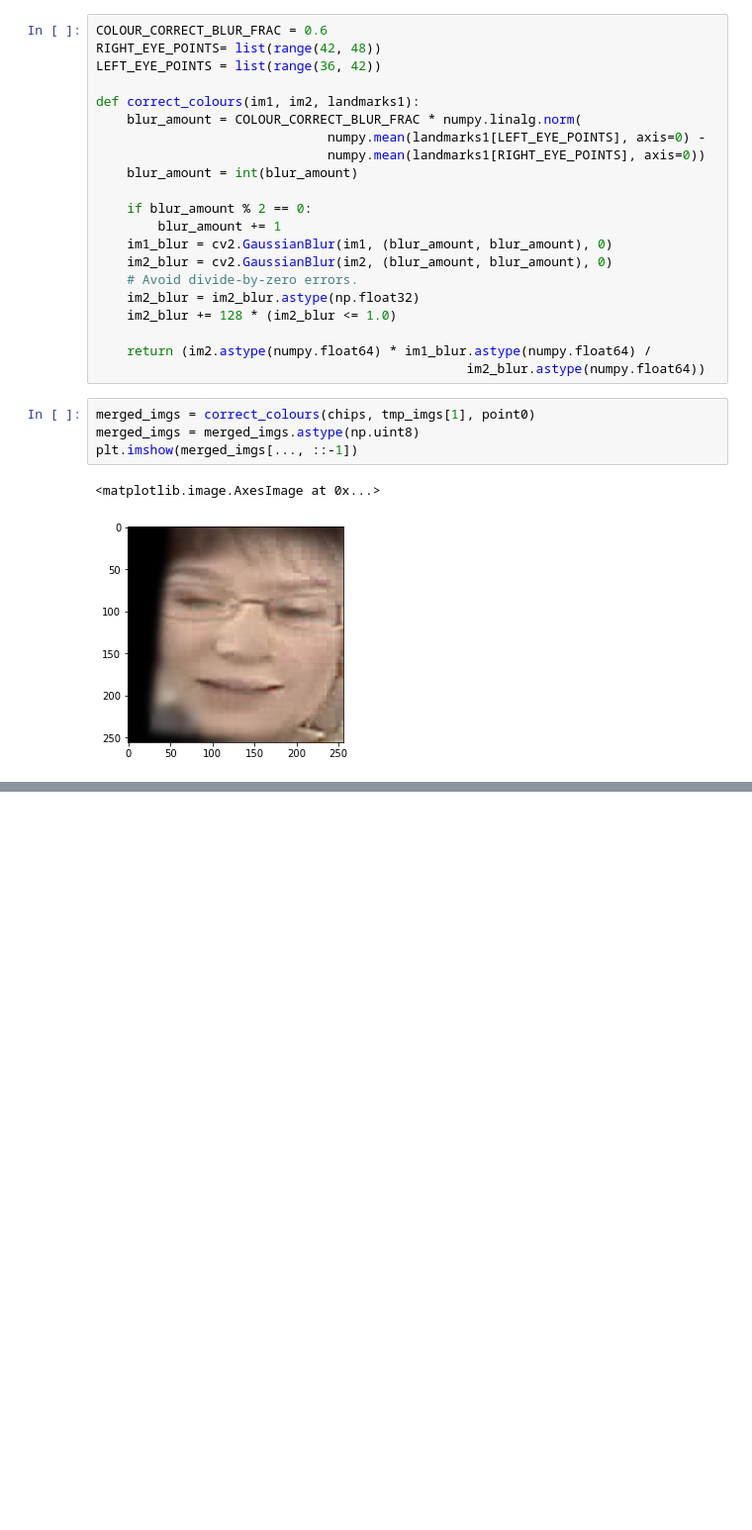
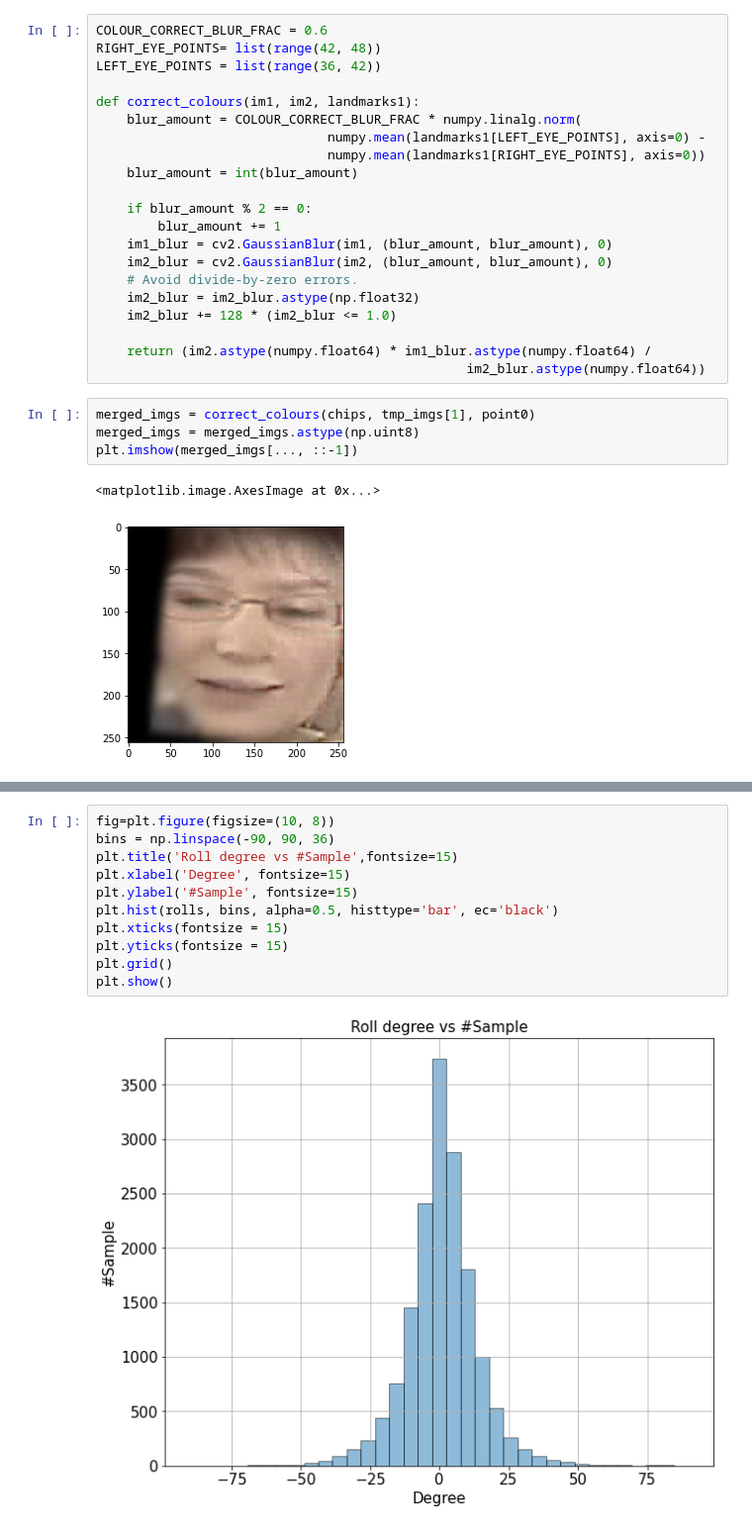
Before and after one commit to a0910257137/behaviornet, a Jupyter notebook: analyzer/procrustes.ipynb, the cells around one changed output, grey strips where cells are left out. Shown at 99% size. Drawn from its saved outputs; the diff is of its cells as text; blank space fills up the shorter version.

```diff
--- a/analyzer/procrustes.ipynb
+++ b/analyzer/procrustes.ipynb
@@ -327,0 +500,13 @@ No handles with labels found to put in legend.
+# %%
+fig=plt.figure(figsize=(10, 8))
+bins = np.linspace(-90, 90, 36)
+plt.title('Roll degree vs #Sample',fontsize=15)
+plt.xlabel('Degree', fontsize=15)
+plt.ylabel('#Sample', fontsize=15)
+plt.hist(rolls, bins, alpha=0.5, histtype='bar', ec='black')
+plt.xticks(fontsize = 15)
+plt.yticks(fontsize = 15)
+plt.grid()
+plt.show()
+# %% [output]
+[figure, added]
```
Also changed, not shown: parts of 13 cells of this notebook, 11 other files.
